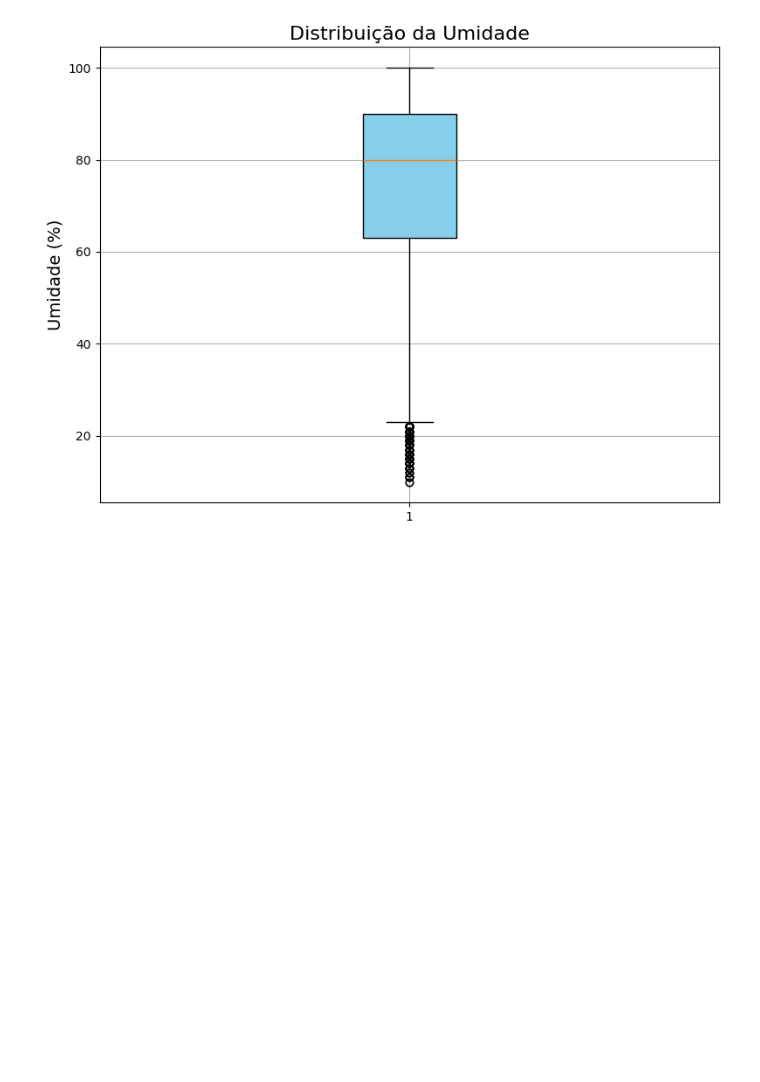
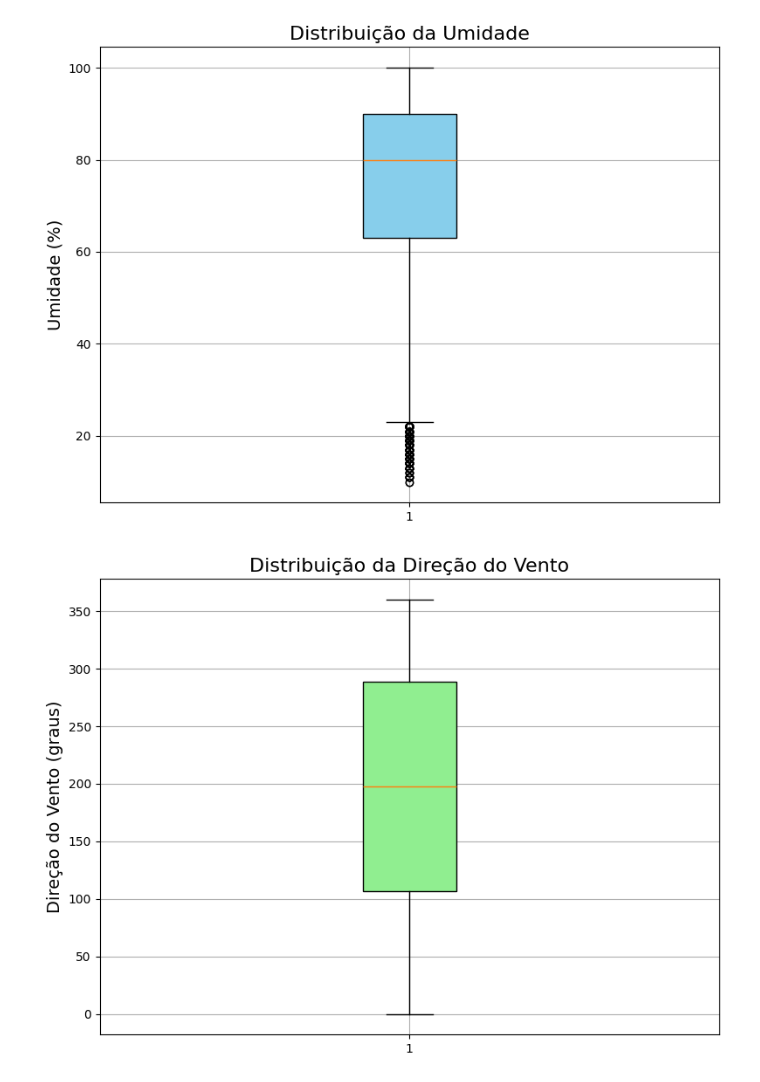
Before and after one commit to LANDOSOUZA/inteligencia_artificial_2025, a Jupyter notebook: aula_2/exercicios.ipynb, the cells around one changed output. Drawn from its saved outputs; the diff is of its cells as text; code cells hidden in the pictures; blank space fills up the shorter version.

```diff
--- a/aula_2/exercicios.ipynb
+++ b/aula_2/exercicios.ipynb
@@ -234,3 +234,25 @@ plt.tight_layout()
 plt.show()
 # %% [output]
 [figure]
+# %%
+# 7) Plotar boxplot para a direção do vento
+
+import pandas as pd
+import matplotlib.pyplot as plt
+
+# Carrega os dados
+df = pd.read_csv('monitoramento_tempo.csv')
+
+# Cria o boxplot
+plt.figure(figsize=(8, 6))  # Tamanho da imagem
+plt.boxplot(df['direção do vento'], patch_artist=True, boxprops=dict(facecolor='lightgreen'))
+
+# Títulos e rótulos
+plt.title('Distribuição da Direção do Vento', fontsize=16)
+plt.ylabel('Direção do Vento (graus)', fontsize=14)
+
+plt.grid(True)
+plt.tight_layout()
+plt.show()
+# %% [output]
+[figure, added]
```
